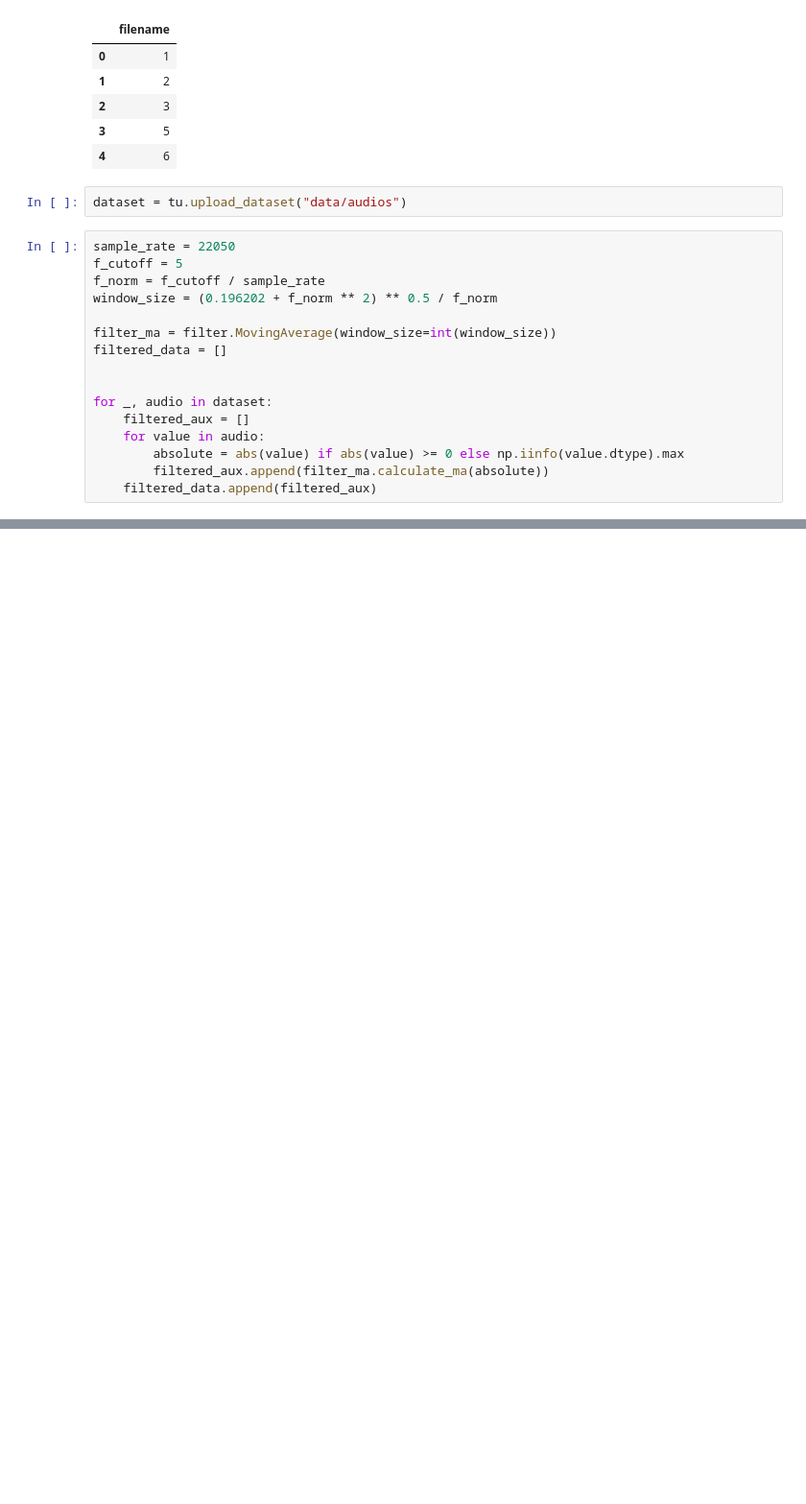
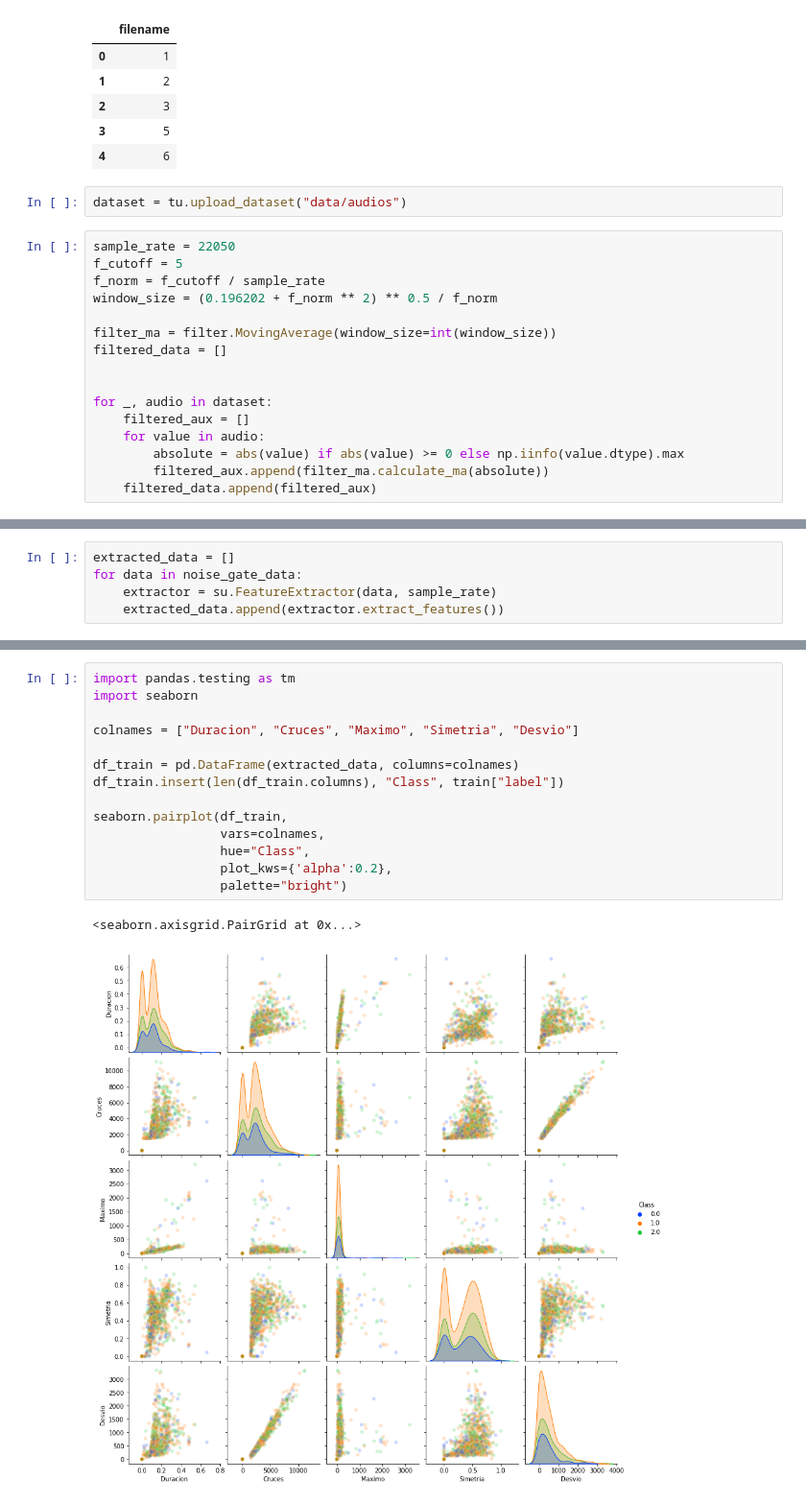
Before and after one commit to GonzaloRomeroR/audio_cattle_behaviour_classification, a Jupyter notebook: python/sound_classify_train.ipynb, the cells around one changed output, grey strips where cells are left out. Shown at 96% size. Saved outputs shown, nothing was run; the diff lists cells and outputs as text; blank space fills up the shorter version.

```diff
--- a/python/sound_classify_train.ipynb
+++ b/python/sound_classify_train.ipynb
@@ -79,0 +97,5 @@ plot_audio(filtered_data[0], sample_rate)
+# %%
+extracted_data = []
+for data in noise_gate_data:
+    extractor = su.FeatureExtractor(data, sample_rate)
+    extracted_data.append(extractor.extract_features())
@@ -79,0 +113,17 @@ plot_audio(filtered_data[0], sample_rate)
+# %%
+import pandas.testing as tm
+import seaborn
+
+colnames = ["Duracion", "Cruces", "Maximo", "Simetria", "Desvio"]
+
+df_train = pd.DataFrame(extracted_data, columns=colnames)
+df_train.insert(len(df_train.columns), "Class", train["label"])
+
+seaborn.pairplot(df_train,
+                 vars=colnames,
+                 hue="Class",
+                 plot_kws={'alpha':0.2},
+                 palette="bright")
+# %% [output]
+<seaborn.axisgrid.PairGrid at 0x...>
+[figure, added]
```
Also changed, not shown: parts of 6 cells of this notebook, 3 other files.
